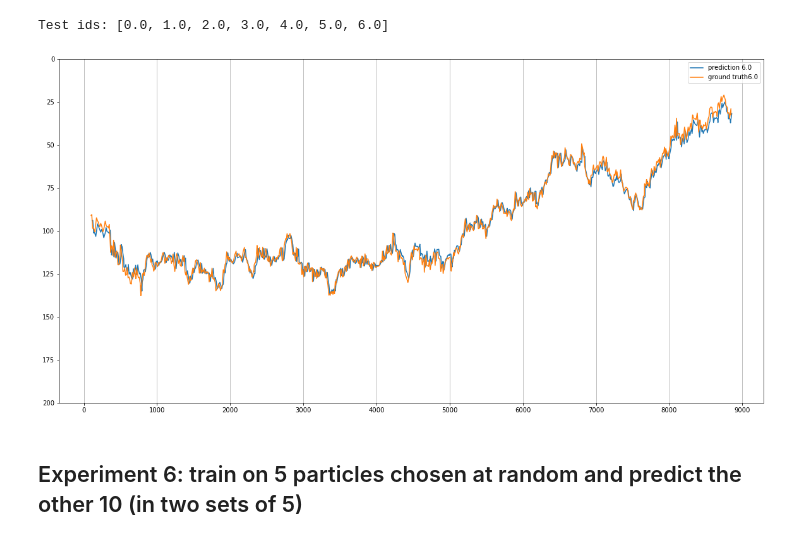
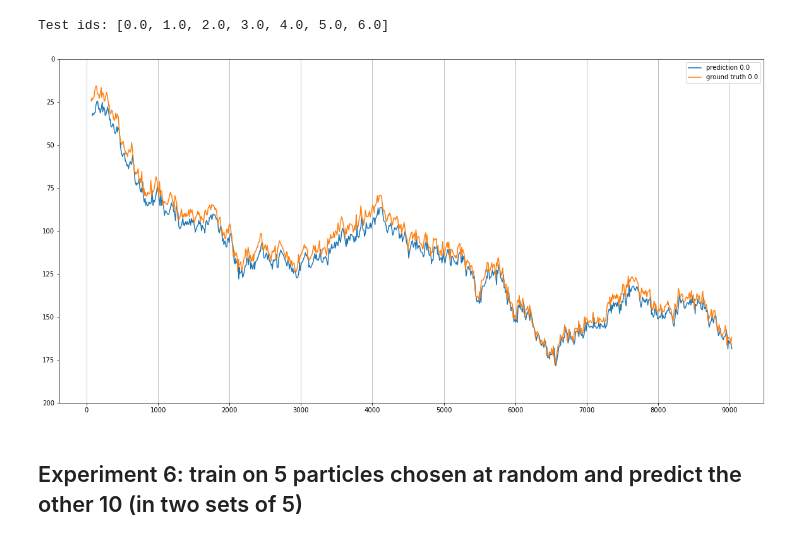
Before and after one commit to calvincbzhang/skyrmions-trajectory-prediction, a Jupyter notebook: linear_poly_regression.ipynb, the cells around one changed output. Saved outputs shown, nothing was run; the diff lists cells and outputs as text; code cells hidden in the pictures.

```diff
--- a/linear_poly_regression.ipynb
+++ b/linear_poly_regression.ipynb
@@ -651,9 +651,9 @@ print(f'Test ids: {test_ids}')
 # %% [output]
 Test ids: [0.0, 1.0, 2.0, 3.0, 4.0, 5.0, 6.0]
 # %%
-plot_prediction(data, pred_test_df, ids=[test_ids[-1]])
+plot_prediction(data, pred_test_df, ids=[test_ids[0]])
 # %% [output]
-[figure, old version]
+[figure, new version]
 # %% [markdown]
 ## Experiment 6: train on 5 particles chosen at random and predict the other 10 (in two sets of 5)
 # %%
```
Also changed, not shown: parts of 6 cells of this notebook, 21 other files.
